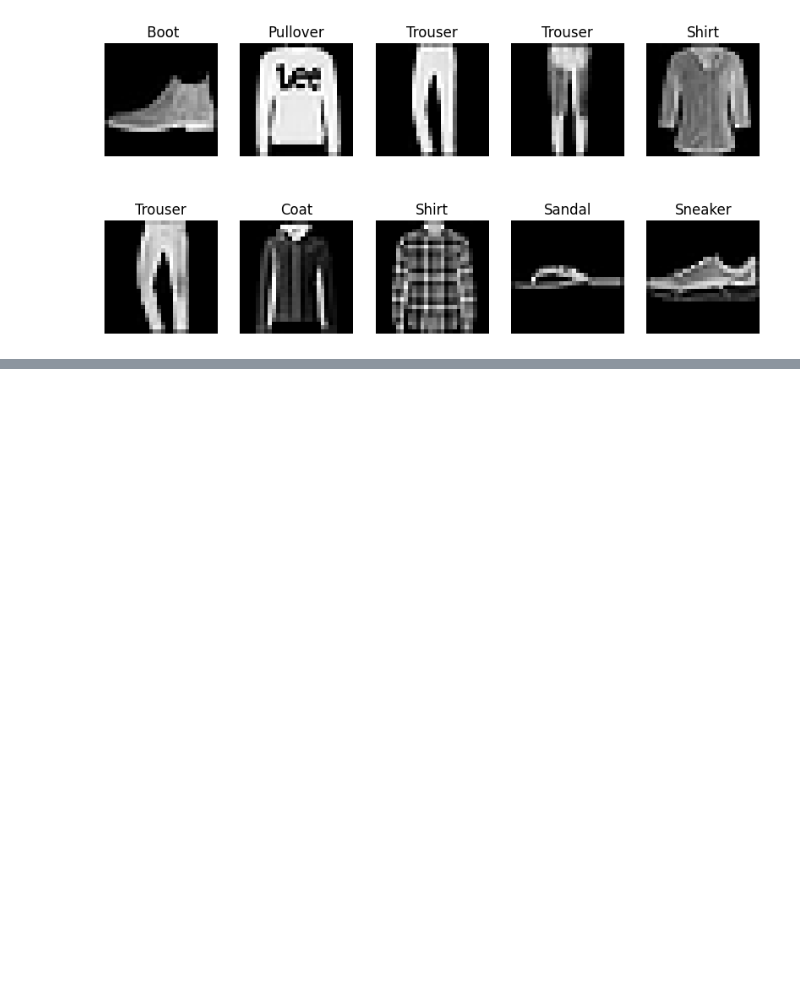
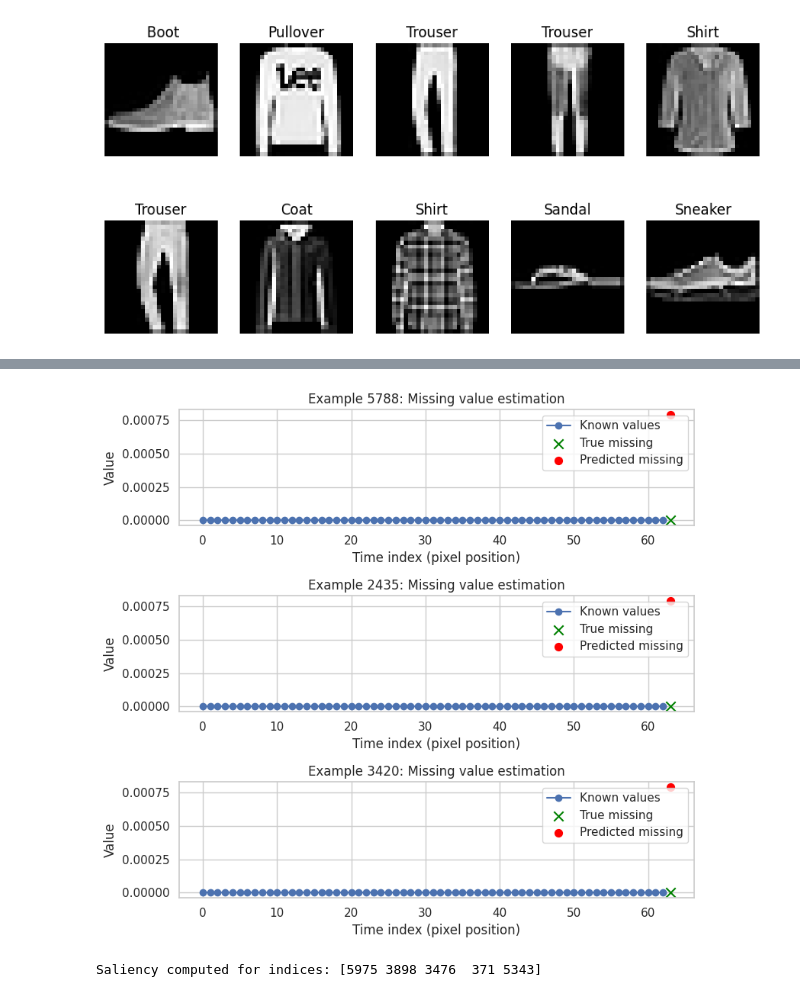
Before and after one commit to Pooja-V15/NVIDIA-AI-ML-Internship, a Jupyter notebook: day3.ipynb, the cells around one changed output, grey strips where cells are left out. Cells and saved outputs as stored; diff of their text form; code cells hidden in the pictures; blank space fills up the shorter version.

```diff
--- a/day3.ipynb
+++ b/day3.ipynb
@@ -183,0 +506,18 @@ plt.show()
+# %%
+# Train/validation split
+
+num_samples = len(ar_dataset)
+indices = np.arange(num_samples)
+np.random.shuffle(indices)
+
+val_size = int(VALIDATION_SPLIT * num_samples)
+val_indices = indices[:val_size]
+train_indices = indices[val_size:]
+
+train_subset = torch.utils.data.Subset(ar_dataset, train_indices)
+val_subset = torch.utils.data.Subset(ar_dataset, val_indices)
+
+train_loader = DataLoader(train_subset, batch_size=BATCH_SIZE, shuffle=True, drop_last=True)
+val_loader = DataLoader(val_subset, batch_size=BATCH_SIZE, shuffle=False, drop_last=False)
+
+print(f'Train samples: {len(train_subset)}, Validation samples: {len(val_subset)}')
@@ -183,0 +707,31 @@ plt.show()
+# %%
+# Example sequence visualization for a few samples
+
+num_examples = 3
+indices = np.random.choice(len(val_subset), size=num_examples, replace=False)
+
+fig, axes = plt.subplots(num_examples, 1, figsize=(8, 2.5 * num_examples))
+if num_examples == 1:
+    axes = [axes]
+
+model.eval()
+with torch.no_grad():
+    for ax, idx in zip(axes, indices):
+        x, y_true = val_subset[idx]
+        x_tensor = x.unsqueeze(0).to(device)
+        y_pred = model(x_tensor).item()
+
+        # Plot input sequence and mark true vs predicted missing value
+        seq = x.numpy()
+        ax.plot(range(len(seq)), seq, marker='o', label='Known values')
+        ax.scatter(len(seq), y_true.item(), color='green', marker='x', s=80, label='True missing')
+        ax.scatter(len(seq), y_pred, color='red', marker='o', s=50, label='Predicted missing')
+        ax.set_xlabel('Time index (pixel position)')
+        ax.set_ylabel('Value')
+        ax.set_title(f'Example {idx}: Missing value estimation')
+        ax.legend(loc='best')
+
+plt.tight_layout()
+plt.show()
+# %% [output]
+[figure, added]
@@ -183,0 +770,11 @@ plt.show()
+# %%
+# Compute saliency maps for a few validation samples
+
+num_saliency_samples = 5
+indices, sal_inputs, sal_targets, sal_preds, saliencies = compute_saliency_for_samples(
+    model, val_subset, device, num_samples=num_saliency_samples
+)
+
+print('Saliency computed for indices:', indices)
+# %% [output]
+Saliency computed for indices: [5975 3898 3476  371 5343]
```
Also changed, not shown: parts of 36 cells of this notebook.
